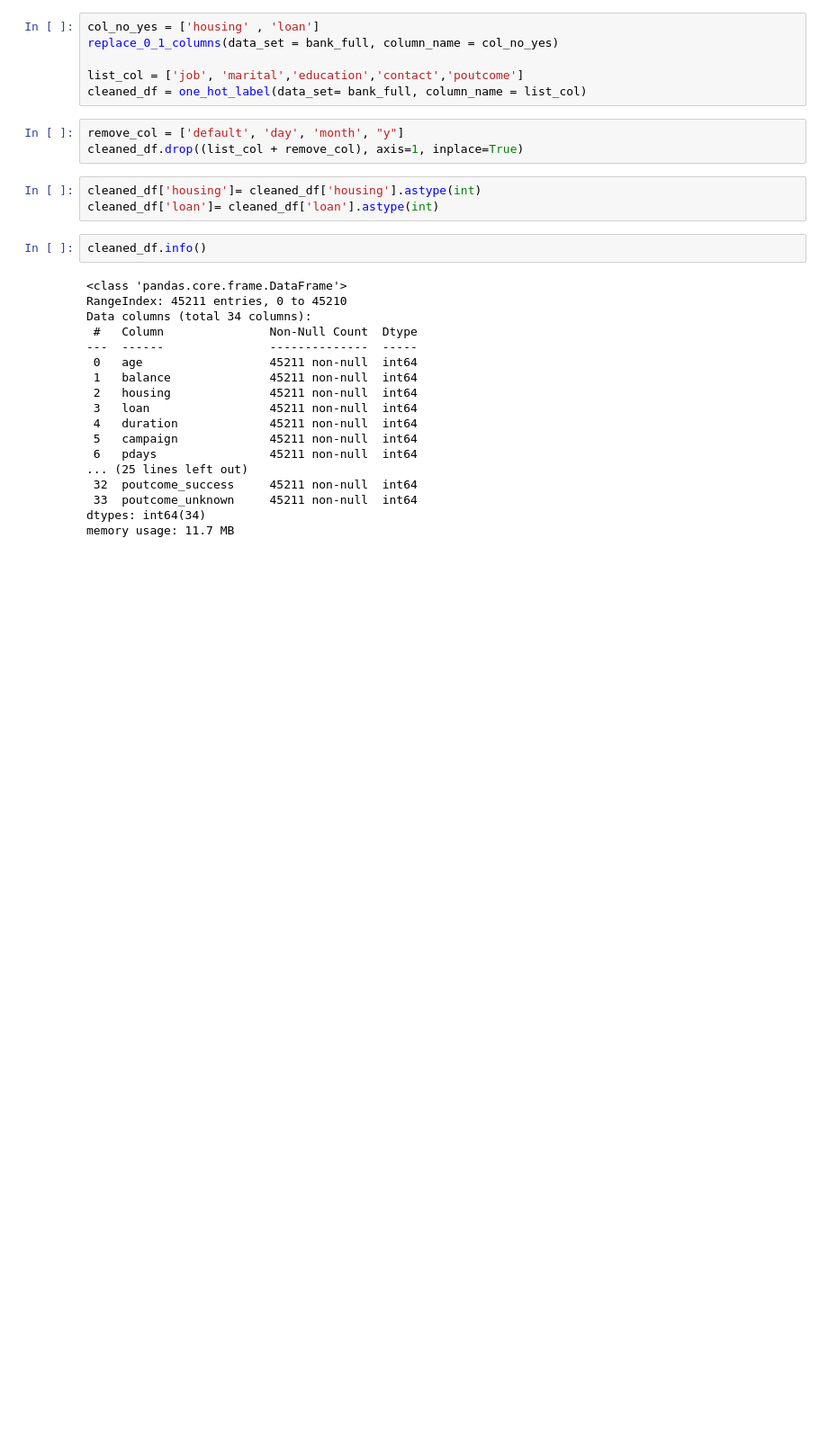
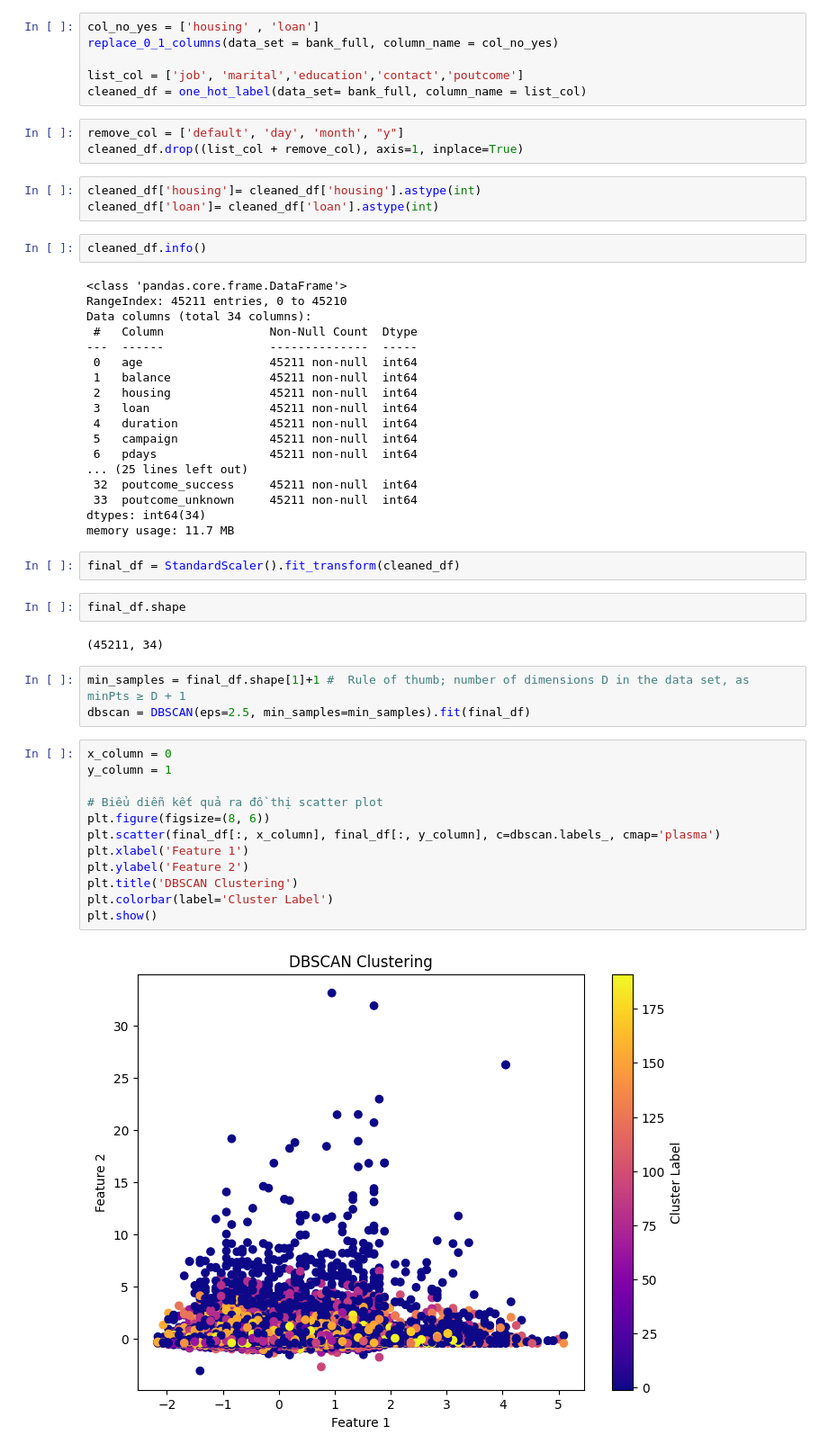
Before and after one commit to khoaleduong/customer_segmentation, a Jupyter notebook: customer_segmentation__dbscan.ipynb, the cells around one changed output. Shown: that part at 90% size. Cells and saved outputs as stored; diff of their text form; blank space fills up the shorter version.

Commit message:
dbscan

```diff
--- a/customer_segmentation__dbscan.ipynb
+++ b/customer_segmentation__dbscan.ipynb
@@ -130,3 +133,26 @@ Data columns (total 34 columns):
  33  poutcome_unknown     45211 non-null  int64
 dtypes: int64(34)
 memory usage: 11.7 MB
+# %%
+final_df = StandardScaler().fit_transform(cleaned_df)
+# %%
+final_df.shape
+# %% [output]
+(45211, 34)
+# %%
+min_samples = final_df.shape[1]+1 #  Rule of thumb; number of dimensions D in the data set, as minPts ≥ D + 1
+dbscan = DBSCAN(eps=2.5, min_samples=min_samples).fit(final_df)
+# %%
+x_column = 0
+y_column = 1
+
+# Biểu diễn kết quả ra đồ thị scatter plot
+plt.figure(figsize=(8, 6))
+plt.scatter(final_df[:, x_column], final_df[:, y_column], c=dbscan.labels_, cmap='plasma')
+plt.xlabel('Feature 1')
+plt.ylabel('Feature 2')
+plt.title('DBSCAN Clustering')
+plt.colorbar(label='Cluster Label')
+plt.show()
+# %% [output]
+[figure, added]
```
Also changed, not shown: parts of 5 cells of this notebook.
